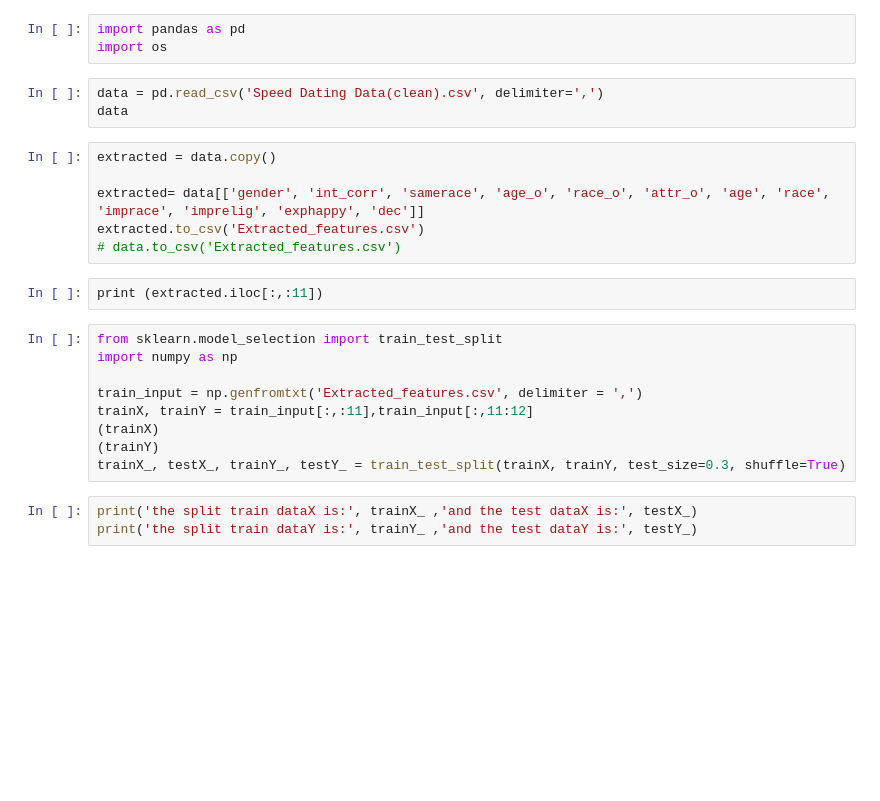
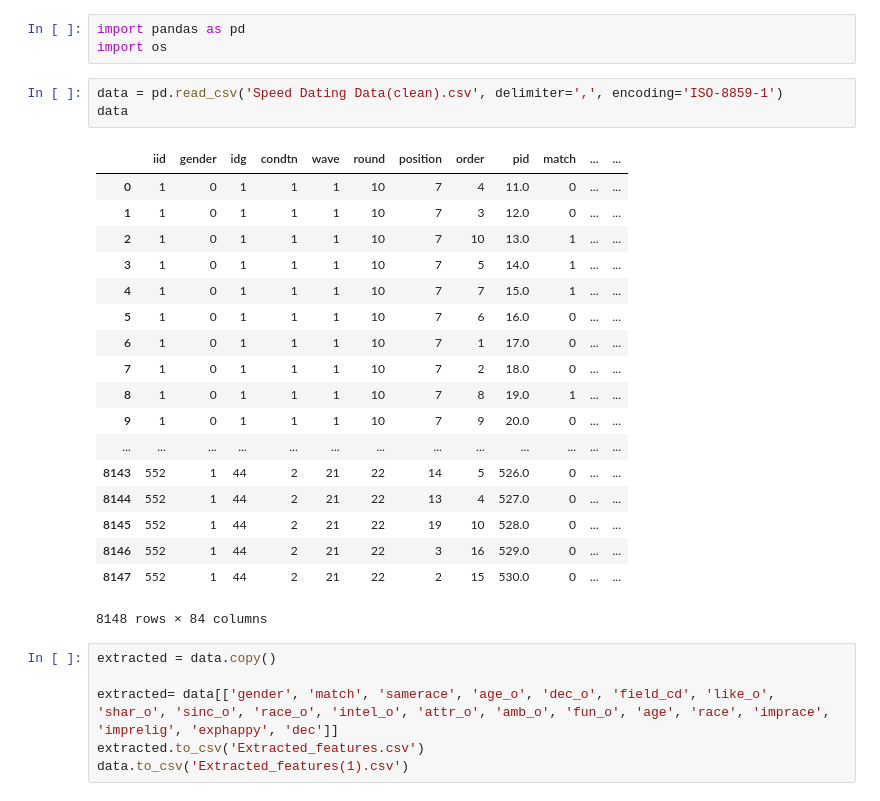
Before and after one commit to yulnicorn/Data-Analytics-Mining, a Jupyter notebook: DAM NN.ipynb, the cells around one changed output. Saved outputs shown, nothing was run; the diff lists cells and outputs as text; blank space fills up the shorter version.

```diff
--- a/DAM NN.ipynb
+++ b/DAM NN.ipynb
@@ -2,25 +2,30 @@
 import pandas as pd
 import os
 # %%
-data = pd.read_csv('Speed Dating Data(clean).csv', delimiter=',')
+data = pd.read_csv('Speed Dating Data(clean).csv', delimiter=',', encoding='ISO-8859-1')
 data
+# %% [output]
+|  | iid | gender | idg | condtn | wave | round | position | order | pid | match | ... | ... |
+| 0 | 1 | 0 | 1 | 1 | 1 | 10 | 7 | 4 | 11.0 | 0 | ... | ... |
+| 1 | 1 | 0 | 1 | 1 | 1 | 10 | 7 | 3 | 12.0 | 0 | ... | ... |
+| 2 | 1 | 0 | 1 | 1 | 1 | 10 | 7 | 10 | 13.0 | 1 | ... | ... |
+| 3 | 1 | 0 | 1 | 1 | 1 | 10 | 7 | 5 | 14.0 | 1 | ... | ... |
+| 4 | 1 | 0 | 1 | 1 | 1 | 10 | 7 | 7 | 15.0 | 1 | ... | ... |
+| 5 | 1 | 0 | 1 | 1 | 1 | 10 | 7 | 6 | 16.0 | 0 | ... | ... |
+| 6 | 1 | 0 | 1 | 1 | 1 | 10 | 7 | 1 | 17.0 | 0 | ... | ... |
+| 7 | 1 | 0 | 1 | 1 | 1 | 10 | 7 | 2 | 18.0 | 0 | ... | ... |
+| 8 | 1 | 0 | 1 | 1 | 1 | 10 | 7 | 8 | 19.0 | 1 | ... | ... |
+| 9 | 1 | 0 | 1 | 1 | 1 | 10 | 7 | 9 | 20.0 | 0 | ... | ... |
+| ... | ... | ... | ... | ... | ... | ... | ... | ... | ... | ... | ... | ... |
+| 8143 | 552 | 1 | 44 | 2 | 21 | 22 | 14 | 5 | 526.0 | 0 | ... | ... |
+| 8144 | 552 | 1 | 44 | 2 | 21 | 22 | 13 | 4 | 527.0 | 0 | ... | ... |
+| 8145 | 552 | 1 | 44 | 2 | 21 | 22 | 19 | 10 | 528.0 | 0 | ... | ... |
+| 8146 | 552 | 1 | 44 | 2 | 21 | 22 | 3 | 16 | 529.0 | 0 | ... | ... |
+| 8147 | 552 | 1 | 44 | 2 | 21 | 22 | 2 | 15 | 530.0 | 0 | ... | ... |
+8148 rows × 84 columns
 # %%
 extracted = data.copy()
 
-extracted= data[['gender', 'int_corr', 'samerace', 'age_o', 'race_o', 'attr_o', 'age', 'race', 'imprace', 'imprelig', 'exphappy', 'dec']]
+extracted= data[['gender', 'match', 'samerace', 'age_o', 'dec_o', 'field_cd', 'like_o', 'shar_o', 'sinc_o', 'race_o', 'intel_o', 'attr_o', 'amb_o', 'fun_o', 'age', 'race', 'imprace', 'imprelig', 'exphappy', 'dec']]
 extracted.to_csv('Extracted_features.csv')
-# data.to_csv('Extracted_features.csv')
+data.to_csv('Extracted_features(1).csv')
-# %%
-print (extracted.iloc[:,:11])
-# %%
-from sklearn.model_selection import train_test_split
-import numpy as np
-
-train_input = np.genfromtxt('Extracted_features.csv', delimiter = ',')
-trainX, trainY = train_input[:,:11],train_input[:,11:12]
-(trainX)
-(trainY)
-trainX_, testX_, trainY_, testY_ = train_test_split(trainX, trainY, test_size=0.3, shuffle=True)
-# %%
-print('the split train dataX is:', trainX_ ,'and the test dataX is:', testX_)
-print('the split train dataY is:', trainY_ ,'and the test dataY is:', testY_)
```
Also changed, not shown: parts of 3 cells of this notebook, 1 other file.
